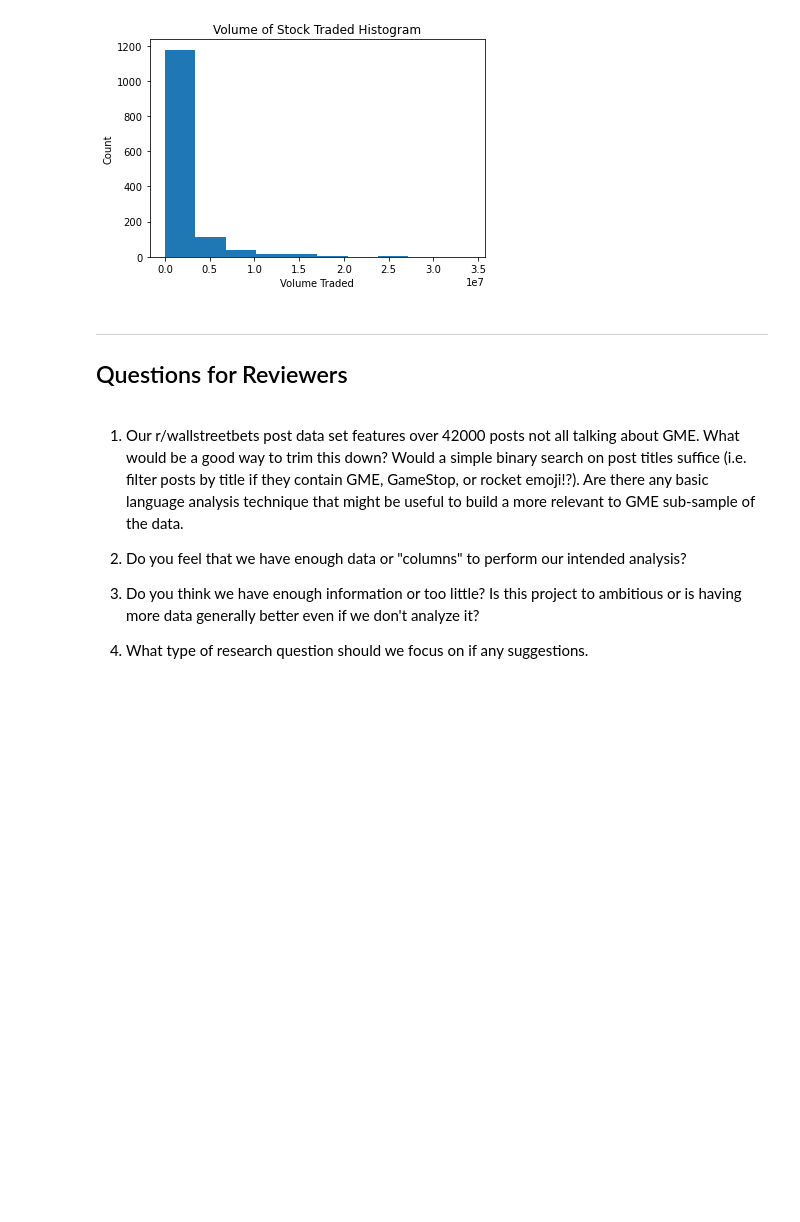
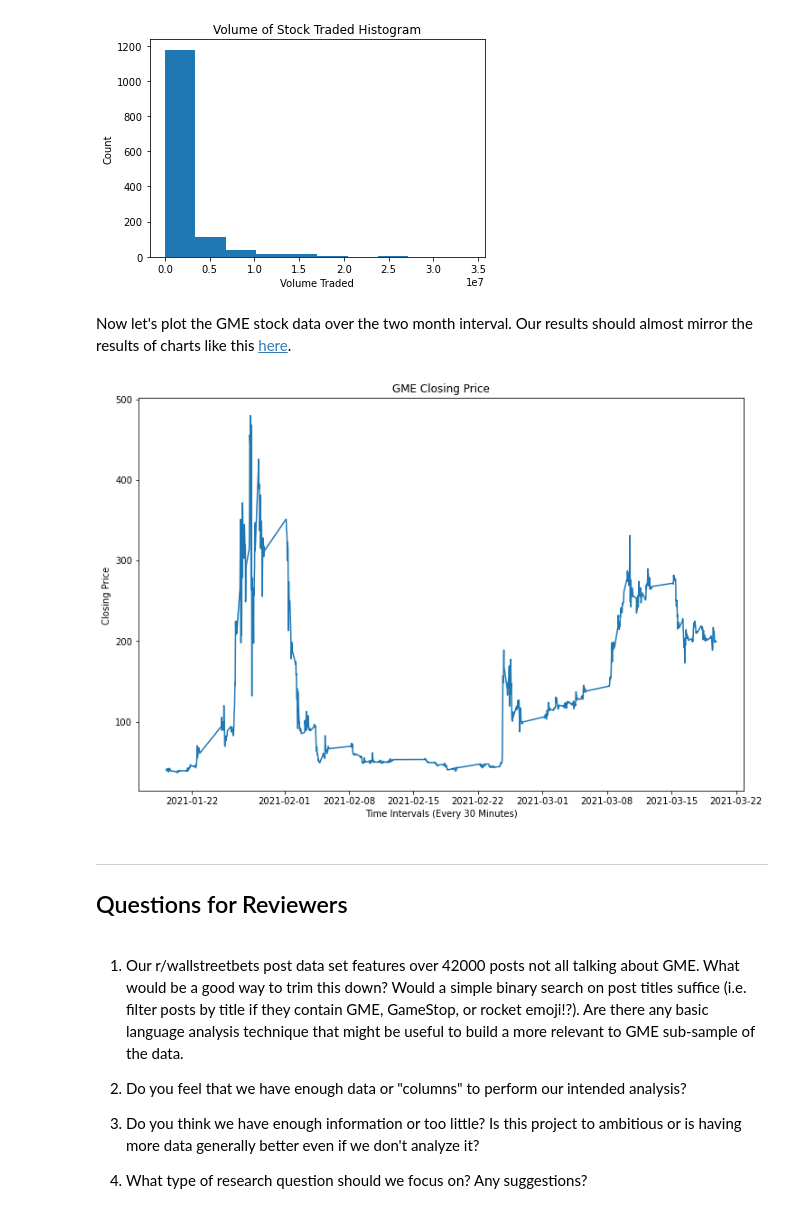
Before and after one commit to DavidFleurantin/INFO-2950-Final-Project, a Jupyter notebook: phaseII.ipynb, the cells around one changed output. Drawn from its saved outputs; the diff is of its cells as text; code cells hidden in the pictures; blank space fills up the shorter version.

```diff
--- a/phaseII.ipynb
+++ b/phaseII.ipynb
@@ -531,6 +624,16 @@ plt.title("Volume of Stock Traded Histogram")
 plt.show()
 # %% [output]
 [figure]
+# %% [markdown]
+Now let's plot the GME stock data over the two month interval. Our results should almost mirror the results of charts like this [here](https://www.tradingview.com/symbols/NYSE-GME/).
+# %%
+plt.plot(gme_data['time'], gme_data['close'])
+plt.xlabel('Time Intervals (Every 30 Minutes)')
+plt.ylabel('Closing Price ')
+plt.title('GME Closing Price')
+plt.show()
+# %% [output]
+[figure, added]
 # %% [markdown]
 ---
 ## Questions for Reviewers
@@ -541,4 +644,4 @@ plt.show()
 
 3. Do you think we have enough information or too little? Is this project to ambitious or is having more data generally better even if we don't analyze it?
 
-4. What type of research question should we focus on if any suggestions.
+4. What type of research question should we focus on? Any suggestions?
```
Also changed, not shown: parts of 21 cells of this notebook, 4 other files.
